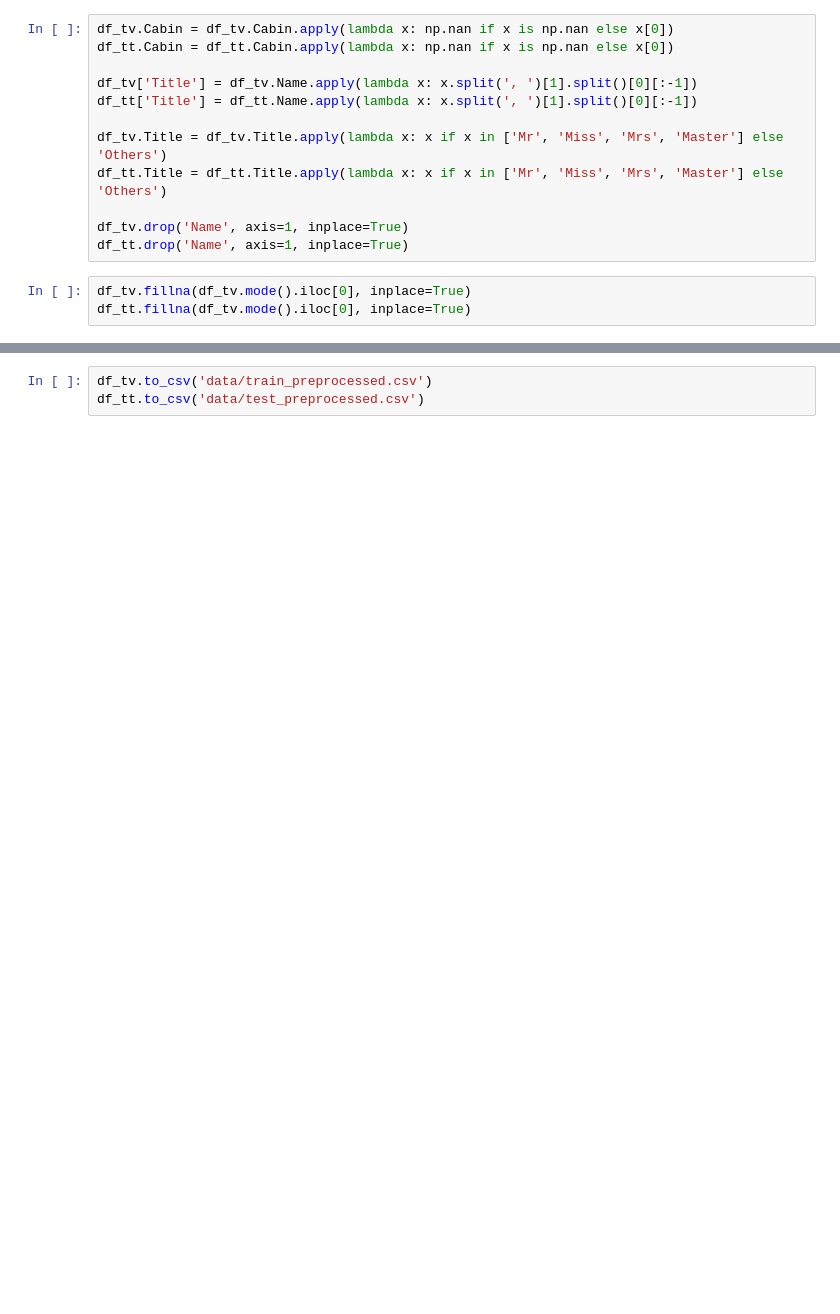
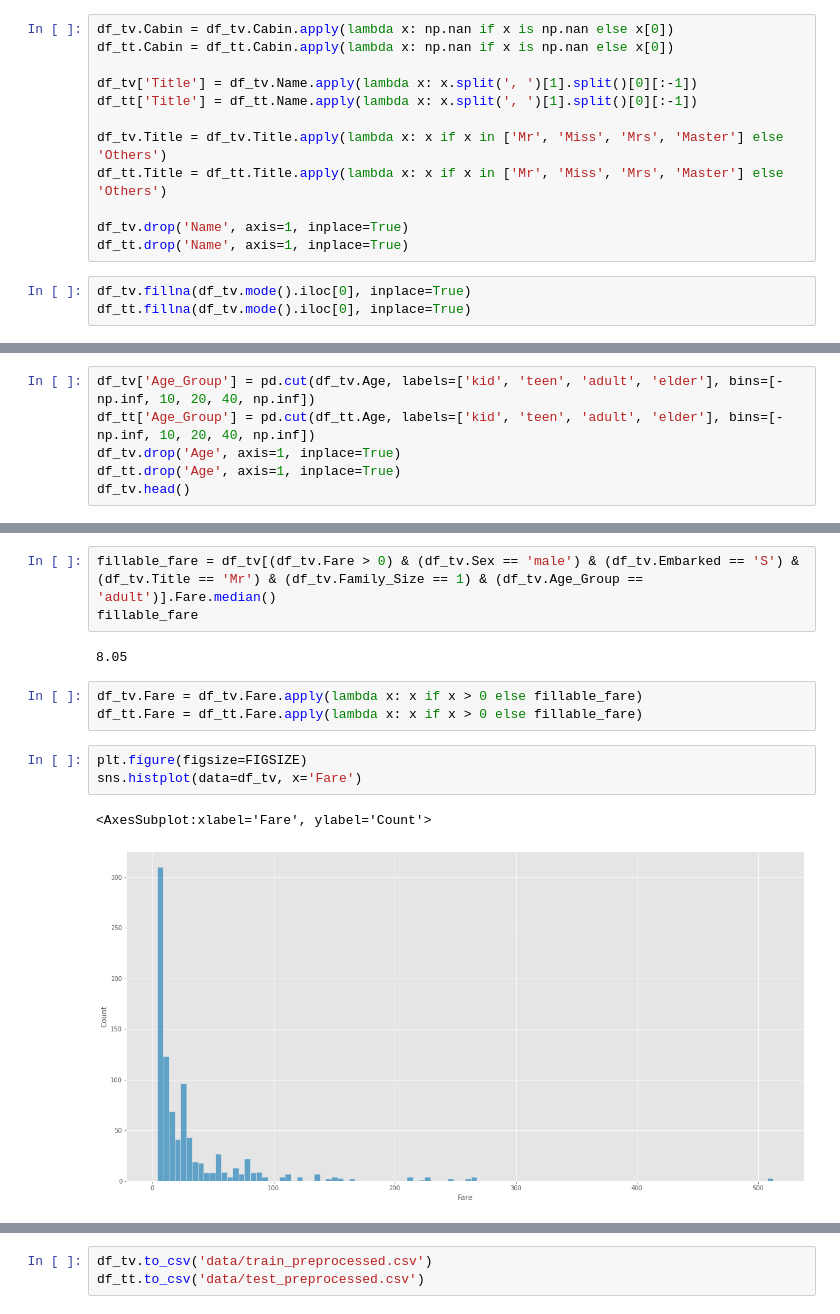
Before and after one commit to sajalhsn13/Kaggle-Titanic, a Jupyter notebook: preprocess.ipynb, the cells around one changed output, grey strips where cells are left out. Cells and saved outputs as stored; diff of their text form; blank space fills up the shorter version.

```diff
--- a/preprocess.ipynb
+++ b/preprocess.ipynb
@@ -119,0 +131,6 @@ df_tt.drop('Fare', axis=1, inplace=True)
+# %%
+df_tv['Age_Group'] = pd.cut(df_tv.Age, labels=['kid', 'teen', 'adult', 'elder'], bins=[-np.inf, 10, 20, 40, np.inf])
+df_tt['Age_Group'] = pd.cut(df_tt.Age, labels=['kid', 'teen', 'adult', 'elder'], bins=[-np.inf, 10, 20, 40, np.inf])
+df_tv.drop('Age', axis=1, inplace=True)
+df_tt.drop('Age', axis=1, inplace=True)
+df_tv.head()
@@ -119,0 +155,14 @@ df_tt.drop('Fare', axis=1, inplace=True)
+# %%
+fillable_fare = df_tv[(df_tv.Fare > 0) & (df_tv.Sex == 'male') & (df_tv.Embarked == 'S') & (df_tv.Title == 'Mr') & (df_tv.Family_Size == 1) & (df_tv.Age_Group == 'adult')].Fare.median()
+fillable_fare
+# %% [output]
+8.05
+# %%
+df_tv.Fare = df_tv.Fare.apply(lambda x: x if x > 0 else fillable_fare)
+df_tt.Fare = df_tt.Fare.apply(lambda x: x if x > 0 else fillable_fare)
+# %%
+plt.figure(figsize=FIGSIZE)
+sns.histplot(data=df_tv, x='Fare')
+# %% [output]
+<AxesSubplot:xlabel='Fare', ylabel='Count'>
+[figure, added]
```
Also changed, not shown: parts of 24 cells of this notebook, 6 other files.
